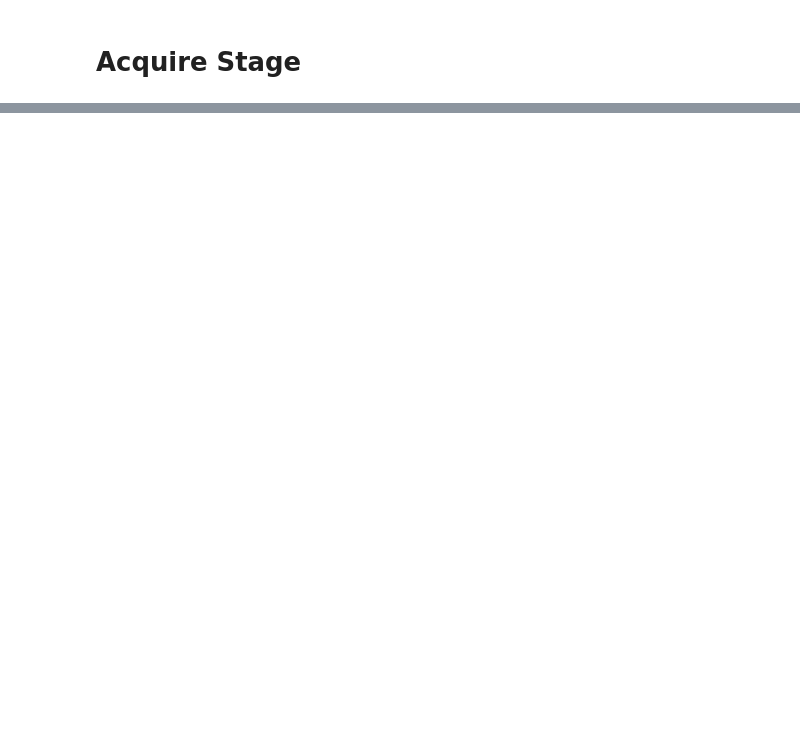
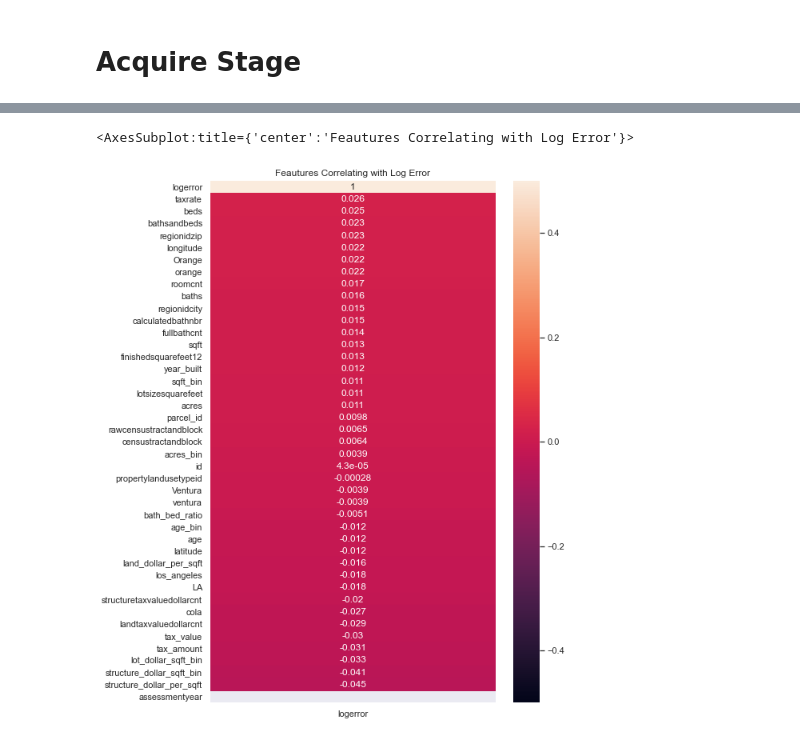
Before and after one commit to chriseverts/zillow_cluster_project, a Jupyter notebook: initial_workbook.ipynb, the cells around one changed output, grey strips where cells are left out. Drawn from its saved outputs; the diff is of its cells as text; code cells hidden in the pictures; blank space fills up the shorter version.

```diff
--- a/initial_workbook.ipynb
+++ b/initial_workbook.ipynb
@@ -332,0 +140,19 @@ df.shape
+# %%
+#split into train, validate, test. Our target is logerror
+train, validate, test = train_validate_test_split(df, 'logerror', seed=1349)
+# %%
+#return our train, validate, and test sets with calculatedbathnbr, fullbathcnt, regionidcity, regionidzip,censustractandblock
+#imputed with most frequent values
+train, validate, test = impute_nulls(train, validate, test, strategy='most_frequent',
+                        col_list=['calculatedbathnbr', 'fullbathcnt', 'regionidcity', 'regionidzip', 'censustractandblock'])
+# %%
+#return our train, validate, and test sets with finishedsquarefeet12, lotsizesquarefeet, structuretaxvaluedollarcnt,
+#tax_value, land tax value dollar count, and tax amount imputed with the column's median value.
+train, validate, test = impute_nulls(train, validate, test, strategy='median',
+                        col_list=['finishedsquarefeet12', 'lotsizesquarefeet', 'structuretaxvaluedollarcnt',
+                                  'tax_value', 'landtaxvaluedollarcnt', 'tax_amount'])
+# %%
+#drop rows with remaining nulls from all of our split sets
+train = train.dropna()
+validate = validate.dropna()
+test = test.dropna()
@@ -332,0 +221,5 @@ df.shape
+# %%
+get_zillow_heatmap(train)
+# %% [output]
+<AxesSubplot:title={'center':'Feautures Correlating with Log Error'}>
+[figure, added]
```
Also changed, not shown: parts of 52 cells of this notebook, 4 other files.
